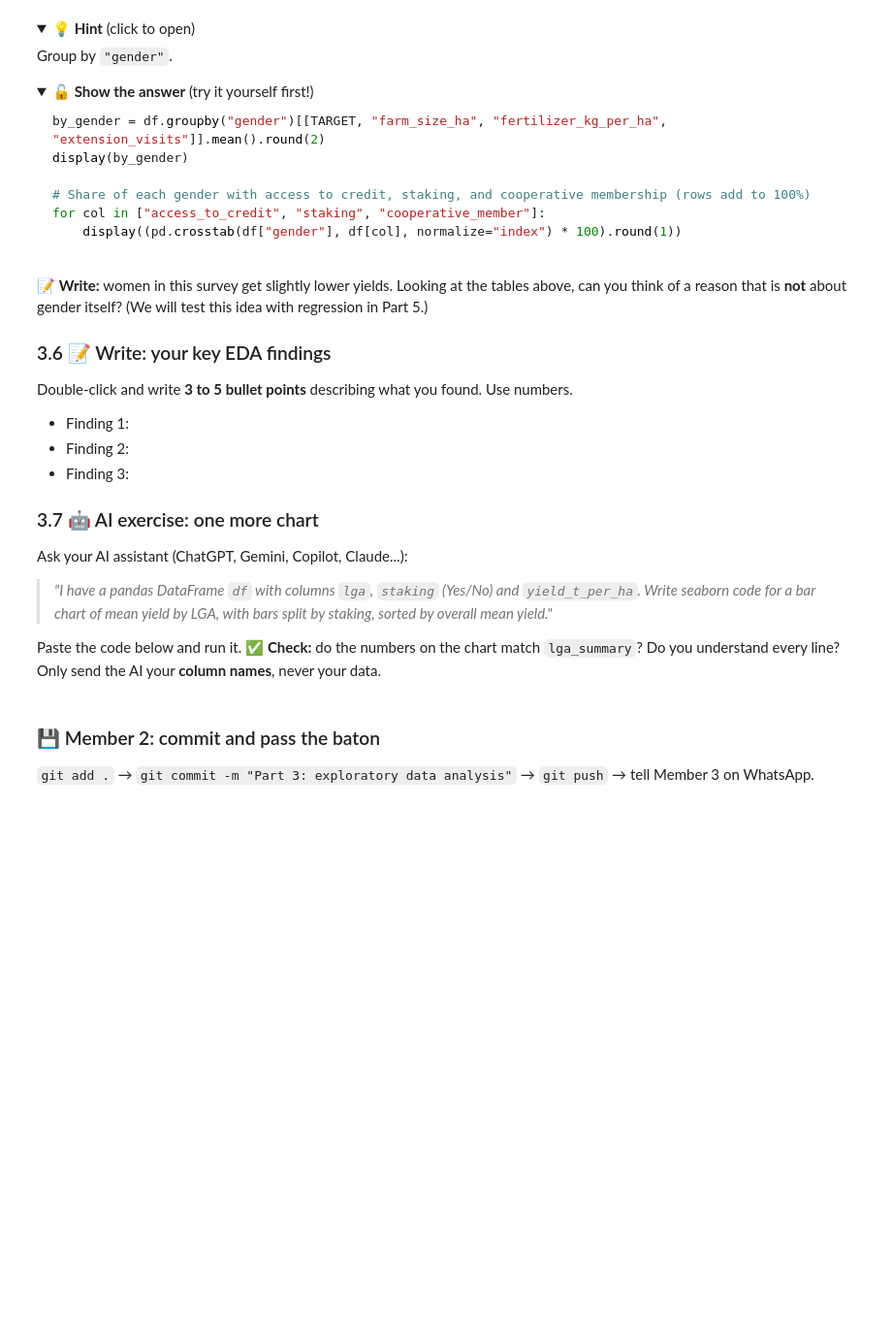
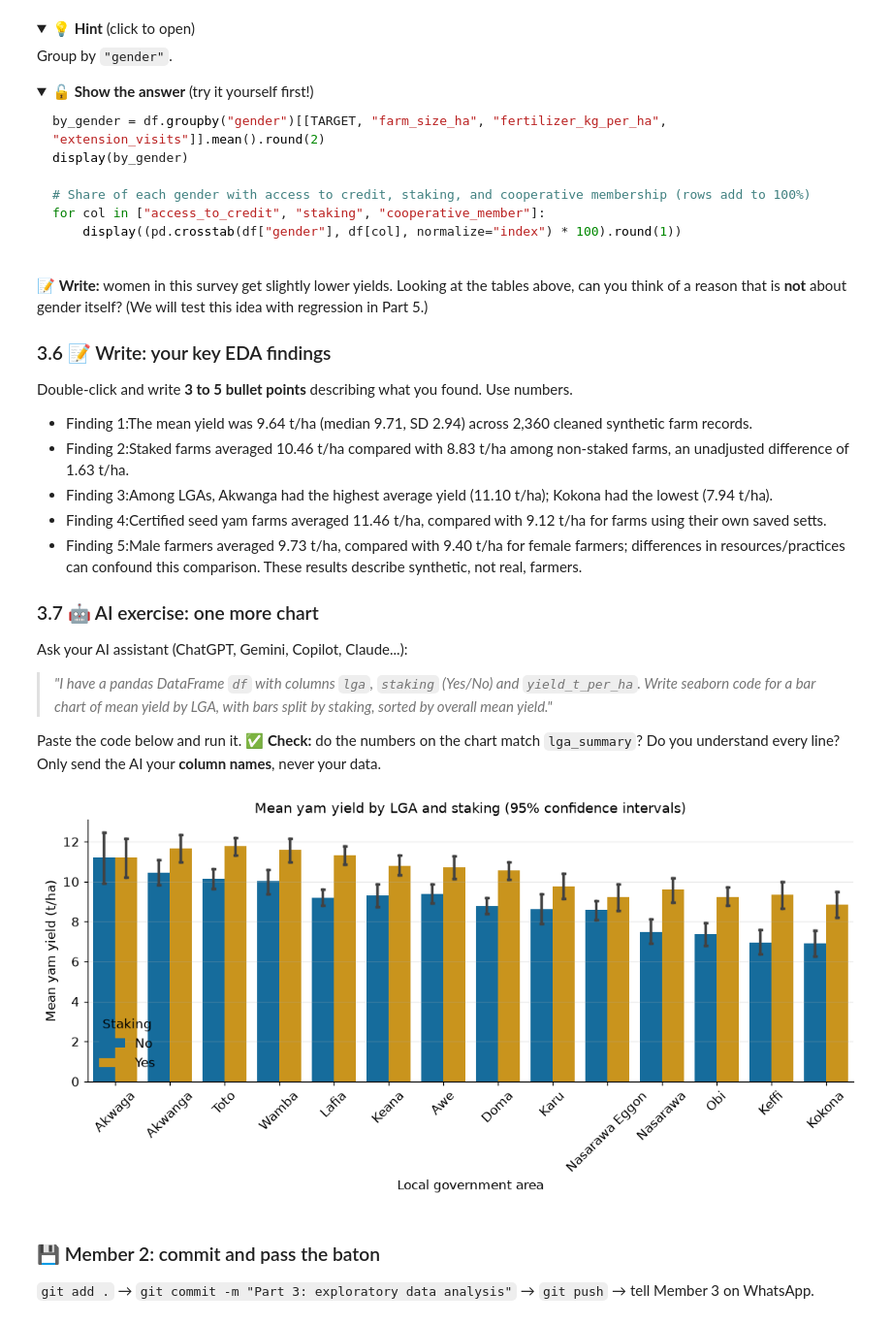
Before and after one commit to KevDes22/nsuk-ds-group-01, a Jupyter notebook: notebooks/group_project.ipynb, the cells around one changed output. Shown at 97% size. Drawn from its saved outputs; the diff is of its cells as text; code cells hidden in the pictures; folded sections open; blank space fills up the shorter version.

```diff
--- a/notebooks/group_project.ipynb
+++ b/notebooks/group_project.ipynb
@@ -1092,9 +1092,12 @@ a reason that is **not** about gender itself? (We will test this idea with regre
 
 ### 3.6 📝 Write: your key EDA findings
 Double-click and write **3 to 5 bullet points** describing what you found. Use numbers.
-- Finding 1:
-- Finding 2:
-- Finding 3:
+
+- Finding 1:The mean yield was 9.64 t/ha (median 9.71, SD 2.94) across 2,360 cleaned synthetic farm records.
+- Finding 2:Staked farms averaged 10.46 t/ha compared with 8.83 t/ha among non-staked farms, an unadjusted difference of 1.63 t/ha.
+- Finding 3:Among LGAs, Akwanga had the highest average yield (11.10 t/ha); Kokona had the lowest (7.94 t/ha).
+- Finding 4:Certified seed yam farms averaged 11.46 t/ha, compared with 9.12 t/ha for farms using their own saved setts.
+- Finding 5:Male farmers averaged 9.73 t/ha, compared with 9.40 t/ha for female farmers; differences in resources/practices can confound this comparison. These results describe synthetic, not real, farmers.
 
 ### 3.7 🤖 AI exercise: one more chart
 Ask your AI assistant (ChatGPT, Gemini, Copilot, Claude...):
@@ -1104,7 +1107,18 @@ Ask your AI assistant (ChatGPT, Gemini, Copilot, Claude...):
 Paste the code below and run it. ✅ **Check:** do the numbers on the chart match `lga_summary`? Do you
 understand every line? Only send the AI your **column names**, never your data.
 # %%
-# 🤖 Paste and test the AI-generated code here
+# Grouped mean yield chart: order LGAs by their overall yield (descending).
+fig, ax = plt.subplots(figsize=(10, 5))
+sns.barplot(data=df, x="lga", y=TARGET, hue="staking", order=lga_summary.index,
+            errorbar=("ci", 95), capsize=.08, ax=ax)
+ax.set(xlabel="Local government area", ylabel="Mean yam yield (t/ha)",
+       title="Mean yam yield by LGA and staking (95% confidence intervals)")
+ax.tick_params(axis="x", rotation=45)
+ax.legend(title="Staking")
+plt.tight_layout()
+plt.show()
+# %% [output]
+[figure, added]
 # %% [markdown]
 ### 💾 Member 2: commit and pass the baton
 `git add .` → `git commit -m "Part 3: exploratory data analysis"` → `git push` → tell Member 3 on WhatsApp.
```
